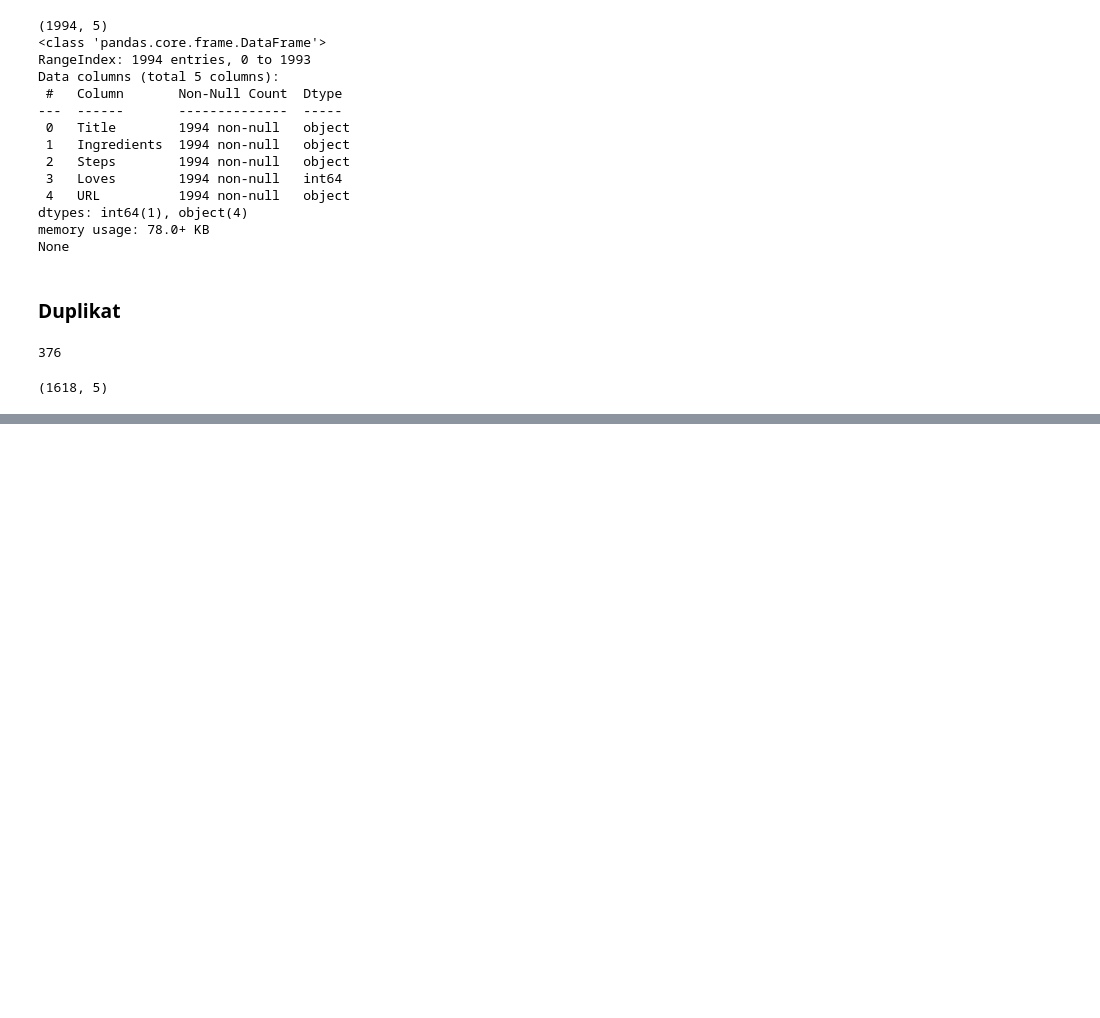
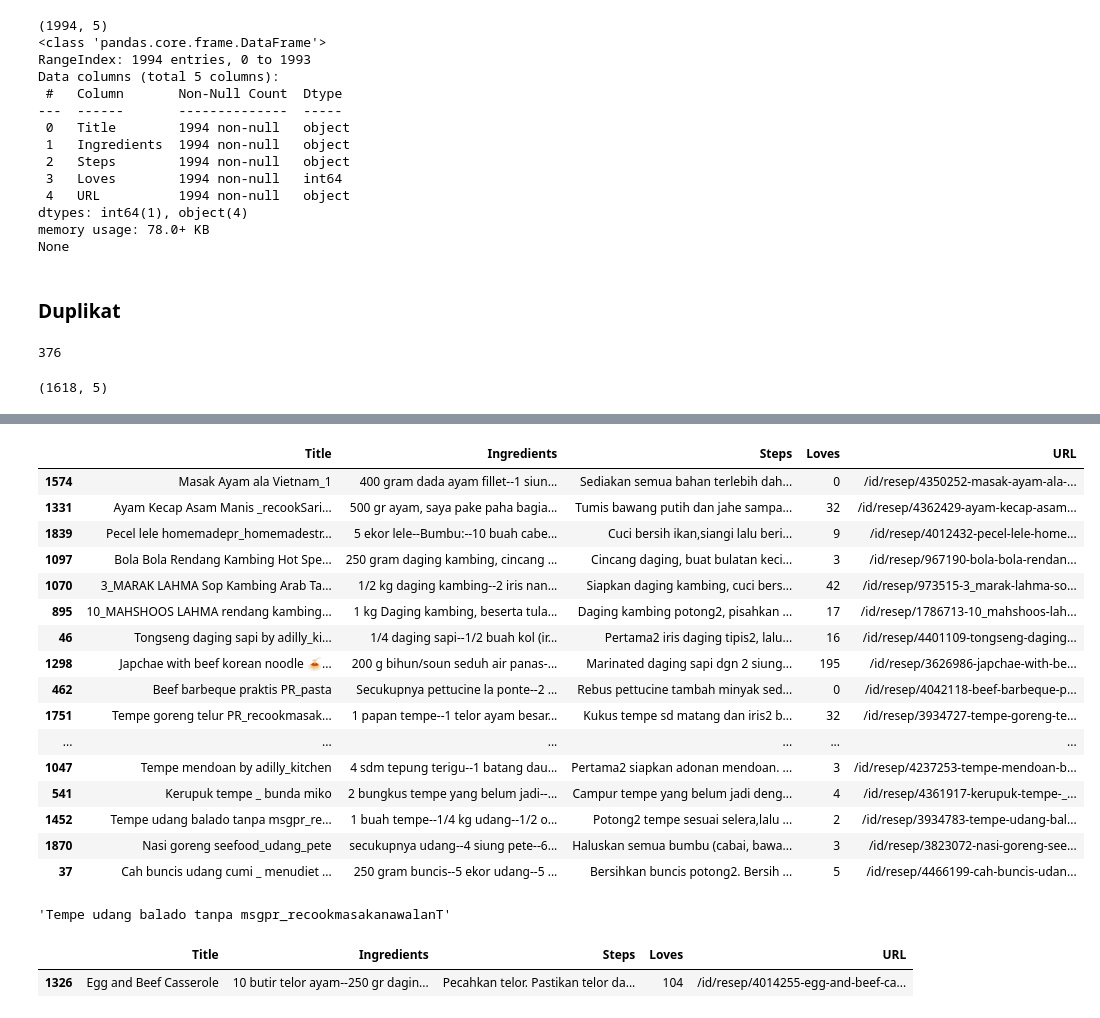
Before and after one commit to ishala/data-mining, a Jupyter notebook: analysis.ipynb, the cells around one changed output, grey strips where cells are left out. Cells and saved outputs as stored; diff of their text form; code cells hidden in the pictures; blank space fills up the shorter version.

```diff
--- a/analysis.ipynb
+++ b/analysis.ipynb
@@ -389,0 +490,21 @@ cleanedShrimp.shape
+# %%
+unusedSentences = ['enak', 'easy', 'debm', 'DEBM', 'pampis', 'jawa', 'microwave', 'megicom', 'mudah', 'Pais', 'pr_homemadestreetfood',
+                   'batita', 'Pamarrasan', 'simple', 'teflon', 'terbang', 'torong', 'kalimantan', 'SUMATRA', 'harisah', 'dhobi', 'praktis'
+                   'sederhana', 'rumahan', 'uenakk', 'recook', 'memprul', 'simpel', 'HK', 'pr_asianfood', 'gulai', 'sapi', 'PR_pasta'
+                   '牛丼', 'gyudon', 'T3', '3T', 'hancur', 'tahbucang', 'Lokio', 'KTT', 'jakerta', 'ulatek', 'coklat', 'BTW', '8m'
+                   'PR_recookmasakanawalanT', 'sehat', 'Ketopad_CP_SavorySnack', 'TTT', 'TTBB', 'gembos', 'instan', 'nanas', '3S'
+                   'Diet', 'Emak Roisyah', 'NO MSG', ' Manis', 'diet tnp minyak, tnp garam gula', 'ala anak kuliahan', 'Simple n Hot👅']
+
+def clean_title(title):
+    # Mencocokkan pola tanda kurung dan isinya
+    for word in unusedSentences:
+        delPattern = rf'(\(({word})?\d*\))'
+        match = re.search(delPattern, title)
+        if match:
+            title = title.replace(match.group(), "")  # Mengganti teks yang cocok dengan string kosong
+            title = re.sub(r'\s{2,}', ' ', title)
+        else:
+            title = re.sub(r'[\(\)]+', '', title)
+    return title.strip()
+
+allDf['Title'] = allDf['Title'].apply(clean_title)
@@ -389,0 +517,27 @@ cleanedShrimp.shape
+# %%
+# Mengambil contoh dengan _
+pattern = r'\w*_\w*'
+withUnder = allDf[allDf['Title'].str.contains(pattern)]
+withUnder
+# %% [output]
+|  | Title | Ingredients | Steps | Loves | URL |
+| 1574 | Masak Ayam ala Vietnam_1 | 400 gram dada ayam fillet--1 siun... | Sediakan semua bahan terlebih dah... | 0 | /id/resep/4350252-masak-ayam-ala-... |
+| 1331 | Ayam Kecap Asam Manis _recookSari... | 500 gr ayam, saya pake paha bagia... | Tumis bawang putih dan jahe sampa... | 32 | /id/resep/4362429-ayam-kecap-asam... |
+| 1839 | Pecel lele homemadepr_homemadestr... | 5 ekor lele--Bumbu:--10 buah cabe... | Cuci bersih ikan,siangi lalu beri... | 9 | /id/resep/4012432-pecel-lele-home... |
+| 1097 | Bola Bola Rendang Kambing Hot Spe... | 250 gram daging kambing, cincang ... | Cincang daging, buat bulatan keci... | 3 | /id/resep/967190-bola-bola-rendan... |
+| 1070 | 3_MARAK LAHMA Sop Kambing Arab Ta... | 1/2 kg daging kambing--2 iris nan... | Siapkan daging kambing, cuci bers... | 42 | /id/resep/973515-3_marak-lahma-so... |
+| 895 | 10_MAHSHOOS LAHMA rendang kambing... | 1 kg Daging kambing, beserta tula... | Daging kambing potong2, pisahkan ... | 17 | /id/resep/1786713-10_mahshoos-lah... |
+| 46 | Tongseng daging sapi by adilly_ki... | 1/4 daging sapi--1/2 buah kol (ir... | Pertama2 iris daging tipis2, lalu... | 16 | /id/resep/4401109-tongseng-daging... |
+| 1298 | Japchae with beef korean noodle 🍝... | 200 g bihun/soun seduh air panas-... | Marinated daging sapi dgn 2 siung... | 195 | /id/resep/3626986-japchae-with-be... |
+| 462 | Beef barbeque praktis PR_pasta | Secukupnya pettucine la ponte--2 ... | Rebus pettucine tambah minyak sed... | 0 | /id/resep/4042118-beef-barbeque-p... |
+| 1751 | Tempe goreng telur PR_recookmasak... | 1 papan tempe--1 telor ayam besar... | Kukus tempe sd matang dan iris2 b... | 32 | /id/resep/3934727-tempe-goreng-te... |
+| ... | ... | ... | ... | ... | ... |
+| 1047 | Tempe mendoan by adilly_kitchen | 4 sdm tepung terigu--1 batang dau... | Pertama2 siapkan adonan mendoan. ... | 3 | /id/resep/4237253-tempe-mendoan-b... |
+| 541 | Kerupuk tempe _ bunda miko | 2 bungkus tempe yang belum jadi--... | Campur tempe yang belum jadi deng... | 4 | /id/resep/4361917-kerupuk-tempe-_... |
+| 1452 | Tempe udang balado tanpa msgpr_re... | 1 buah tempe--1/4 kg udang--1/2 o... | Potong2 tempe sesuai selera,lalu ... | 2 | /id/resep/3934783-tempe-udang-bal... |
+| 1870 | Nasi goreng seefood_udang_pete | secukupnya udang--4 siung pete--6... | Haluskan semua bumbu (cabai, bawa... | 3 | /id/resep/3823072-nasi-goreng-see... |
+| 37 | Cah buncis udang cumi _ menudiet ... | 250 gram buncis--5 ekor udang--5 ... | Bersihkan buncis potong2. Bersih ... | 5 | /id/resep/4466199-cah-buncis-udan... |
+# %%
+withUnder.Title.iloc[-3]
+# %% [output]
+'Tempe udang balado tanpa msgpr_recookmasakanawalanT'
@@ -389,0 +562,6 @@ cleanedShrimp.shape
+# %%
+# Cek hasilnya
+allDf[allDf['Title'] == 'Egg and Beef Casserole']
+# %% [output]
+|  | Title | Ingredients | Steps | Loves | URL |
+| 1326 | Egg and Beef Casserole | 10 butir telor ayam--250 gr dagin... | Pecahkan telor. Pastikan telor da... | 104 | /id/resep/4014255-egg-and-beef-ca... |
```
Also changed, not shown: parts of 11 cells of this notebook.
